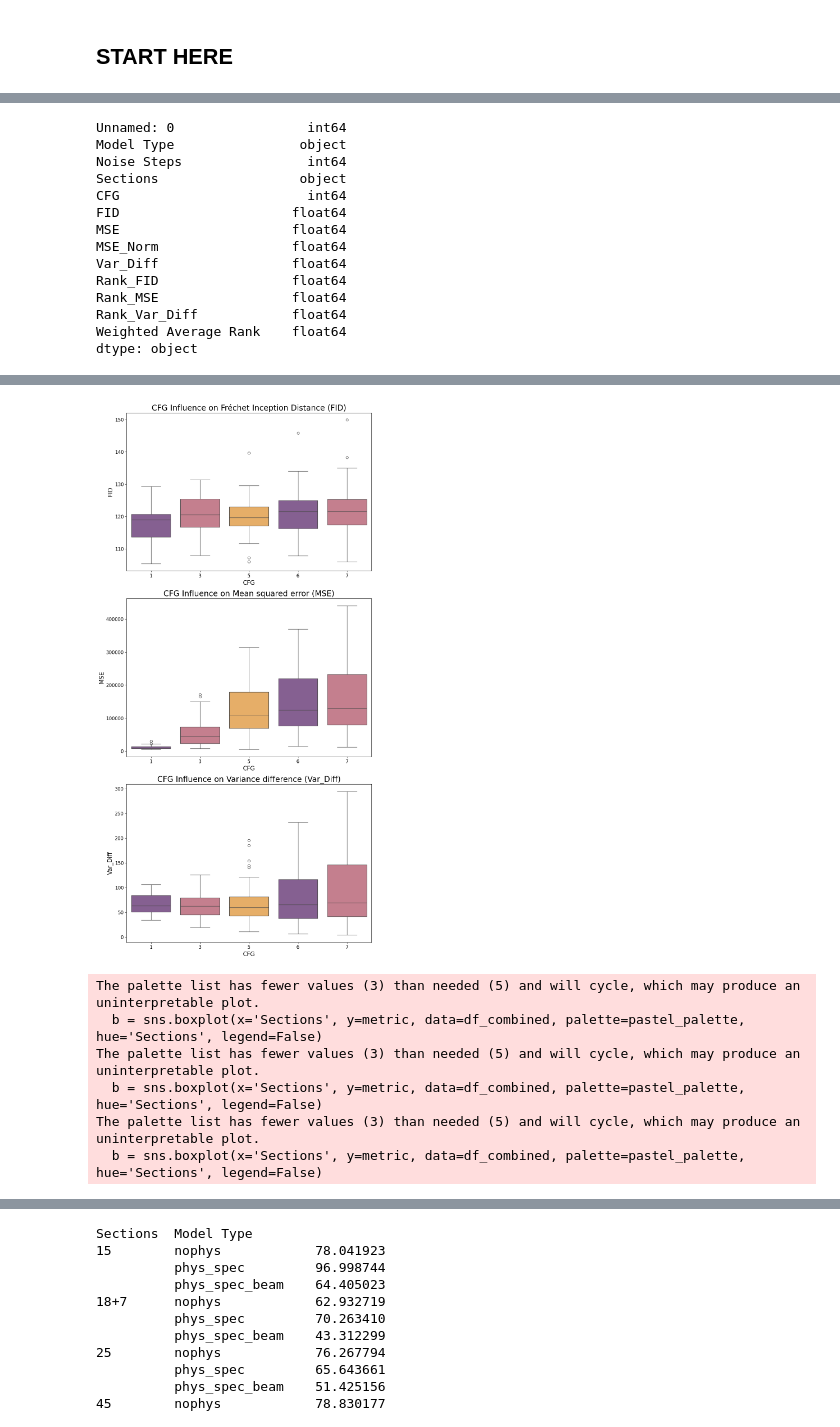
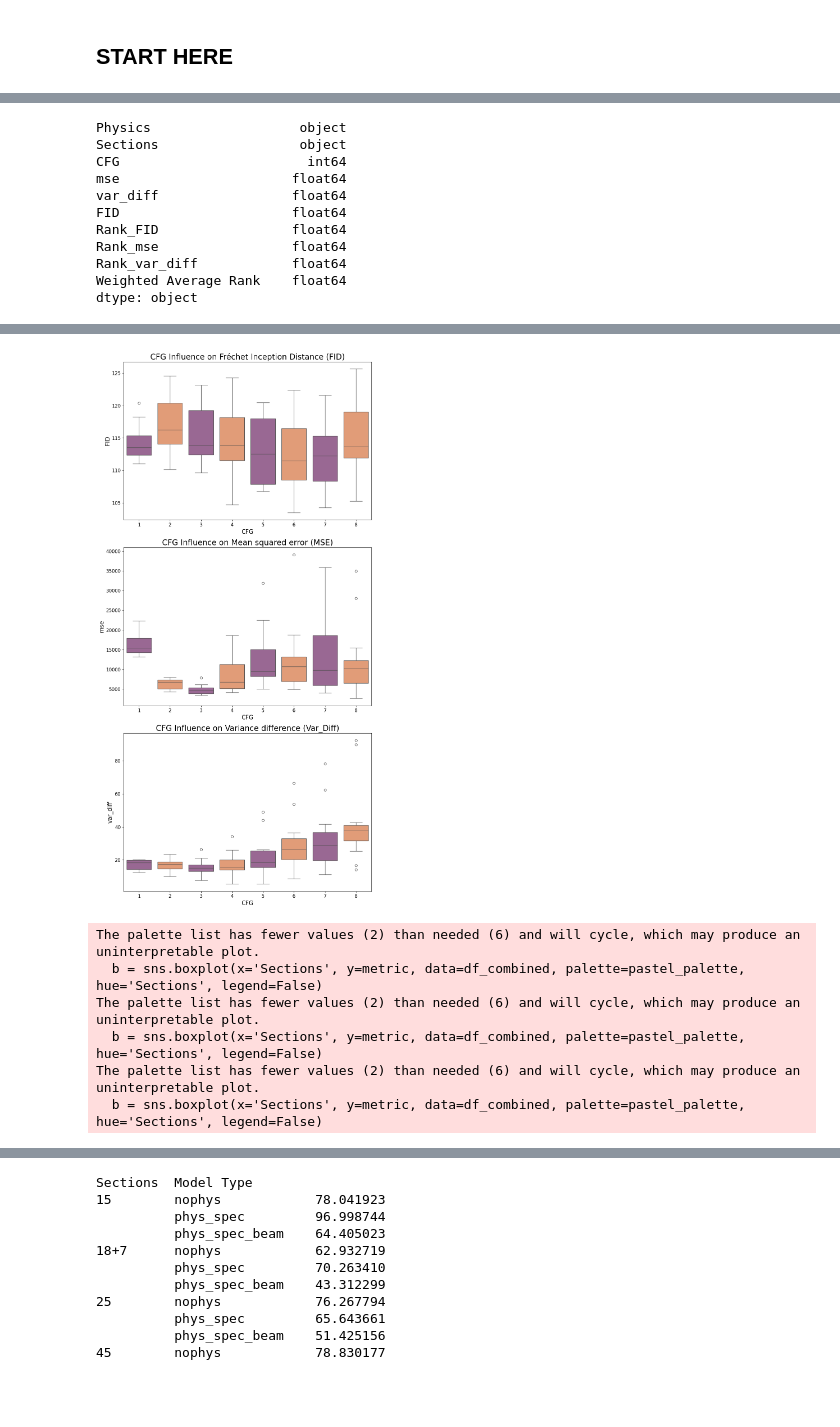
Before and after one commit to Jechmate/diffAE-elibeams, a Jupyter notebook: metrics.ipynb, the cells around one changed output, grey strips where cells are left out. Cells and saved outputs as stored; diff of their text form; code cells hidden in the pictures; blank space fills up the shorter version.

Commit message:
Cosine schedule physics

```diff
--- a/metrics.ipynb
+++ b/metrics.ipynb
@@ -215,17 +215,17 @@ df_combined.to_csv('combined.csv', index=False)  # Replace with your desired fil
 import pandas as pd
 
 # Load your combined dataframe
-df_combined = pd.read_csv('combined.csv')
+df_combined = pd.read_csv('combined_gain.csv')
 
 # List of metrics
-all_metrics = ['FID', 'MSE', 'Var_Diff']
+all_metrics = ['FID', 'mse', 'var_diff']
 
 # Calculate ranks for each metric
 for metric in all_metrics:
     df_combined[f'Rank_{metric}'] = df_combined[metric].rank()
 
 # Weights for each metric
-weights = {'FID': 1, 'MSE': 1, 'Var_Diff': 2}  # Higher weight for Var_Diff
+weights = {'FID': 1, 'mse': 1, 'var_diff': 2}  # Higher weight for Var_Diff
 
 # Calculate weighted average rank
 df_combined['Weighted Average Rank'] = df_combined[[f'Rank_{metric}' for metric in all_metrics]].apply(
@@ -236,5 +236,5 @@ k = 5
 top_models_weighted_avg_rank = df_combined.nsmallest(k, 'Weighted Average Rank')
 
 # Print the top k models
-print(top_models_weighted_avg_rank[['Model Type', 'Noise Steps', 'Sections', 'CFG', 'FID', 'MSE', 'MSE_Norm', 'Var_Diff', 'Weighted Average Rank', 'Rank_FID', 'Rank_MSE', 'Rank_Var_Diff']])
+print(top_models_weighted_avg_rank[['Physics', 'Sections', 'CFG', 'FID', 'mse','var_diff', 'Weighted Average Rank', 'Rank_FID', 'Rank_mse', 'Rank_var_diff']])
 # %% [output]
@@ -271,8 +264,8 @@ def to_pastel(color, weight=0.3):
     return list((1 - weight) * color + weight * white)
 
 # Adjusting color palette for distinct model types
-metrics = ['FID', 'MSE', 'Var_Diff']
-original_palette = sns.color_palette('inferno', n_colors=len(df_combined['Model Type'].unique()))
+metrics = ['FID', 'mse', 'var_diff']
+original_palette = sns.color_palette('inferno', n_colors=len(df_combined['Physics'].unique()))
 pastel_palette = [to_pastel(color) for color in original_palette]
 titles = ['Fréchet Inception Distance (FID)', 'Mean squared error (MSE)', 'Variance difference (Var_Diff)']
 
@@ -282,8 +275,8 @@ print(df_combined.dtypes)
 plt.figure(figsize=(10, 20))
 for i, metric in enumerate(metrics):
     plt.subplot(len(metrics), 1, i+1)
-    b = sns.boxplot(x='Model Type', y=metric, data=df_combined, palette=pastel_palette, hue='Model Type')
-    b.set_xlabel('Model Type', fontsize=15)
+    b = sns.boxplot(x='Physics', y=metric, data=df_combined, palette=pastel_palette, hue='Physics')
+    b.set_xlabel('Physics', fontsize=15)
     b.set_ylabel(metric, fontsize=15)
     b.tick_params(labelsize=12)
     plt.title(titles[i], fontsize=20)
@@ -318,29 +311,26 @@ for i, metric in enumerate(metrics):
 plt.tight_layout()
 plt.show()
 
-plt.figure(figsize=(10, 20))
-for i, metric in enumerate(metrics):
-    plt.subplot(len(metrics), 1, i+1)
-    b = sns.boxplot(x='Noise Steps', y=metric, data=df_combined, palette=pastel_palette, hue='Noise Steps', legend=False)
-    b.set_xlabel('Noise Steps', fontsize=15)
-    b.set_ylabel(metric, fontsize=15)
-    b.tick_params(labelsize=12)
-    plt.title(f'Noise steps influence on {titles[i]}', fontsize=20)
+# plt.figure(figsize=(10, 20))
+# for i, metric in enumerate(metrics):
+#     plt.subplot(len(metrics), 1, i+1)
+#     b = sns.boxplot(x='Noise Steps', y=metric, data=df_combined, palette=pastel_palette, hue='Noise Steps', legend=False)
+#     b.set_xlabel('Noise Steps', fontsize=15)
+#     b.set_ylabel(metric, fontsize=15)
+#     b.tick_params(labelsize=12)
+#     plt.title(f'Noise steps influence on {titles[i]}', fontsize=20)
 
 plt.tight_layout()
 plt.show()
 # %% [output]
-Unnamed: 0                 int64
-Model Type                object
-Noise Steps                int64
+Physics                   object
 Sections                  object
 CFG                        int64
+mse                      float64
+var_diff                 float64
 FID                      float64
-MSE                      float64
-MSE_Norm                 float64
-Var_Diff                 float64
 Rank_FID                 float64
-Rank_MSE                 float64
-Rank_Var_Diff            float64
+Rank_mse                 float64
+Rank_var_diff            float64
 Weighted Average Rank    float64
 dtype: object
@@ -360,7 +350,7 @@ The palette list has fewer values (3) than needed (5) and will cycle, which may
-[figure, old version]
+[figure, new version]
-The palette list has fewer values (3) than needed (5) and will cycle, which may produce an uninterpretable plot.
+The palette list has fewer values (2) than needed (6) and will cycle, which may produce an uninterpretable plot.
   b = sns.boxplot(x='Sections', y=metric, data=df_combined, palette=pastel_palette, hue='Sections', legend=False)
-The palette list has fewer values (3) than needed (5) and will cycle, which may produce an uninterpretable plot.
+The palette list has fewer values (2) than needed (6) and will cycle, which may produce an uninterpretable plot.
   b = sns.boxplot(x='Sections', y=metric, data=df_combined, palette=pastel_palette, hue='Sections', legend=False)
-The palette list has fewer values (3) than needed (5) and will cycle, which may produce an uninterpretable plot.
+The palette list has fewer values (2) than needed (6) and will cycle, which may produce an uninterpretable plot.
   b = sns.boxplot(x='Sections', y=metric, data=df_combined, palette=pastel_palette, hue='Sections', legend=False)
```
Also changed, not shown: parts of 2 cells of this notebook, 21 other files.
